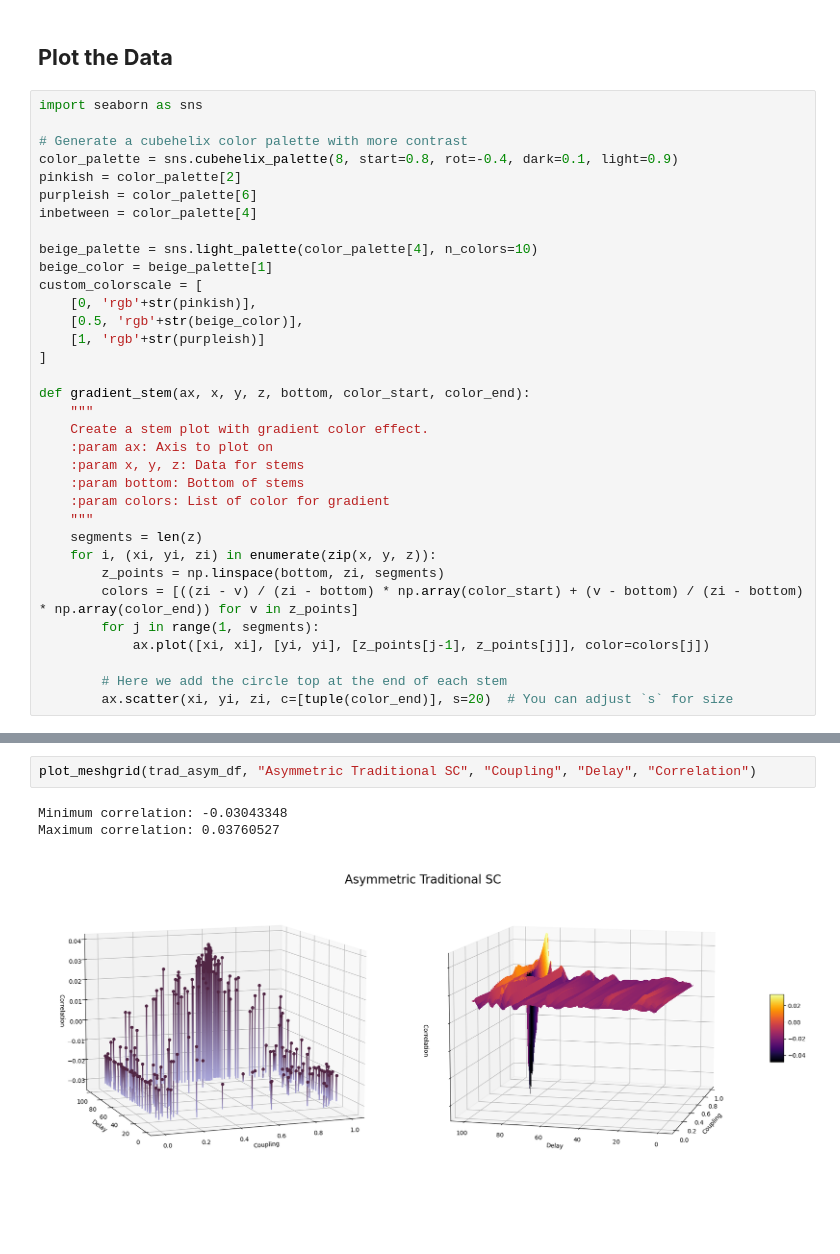
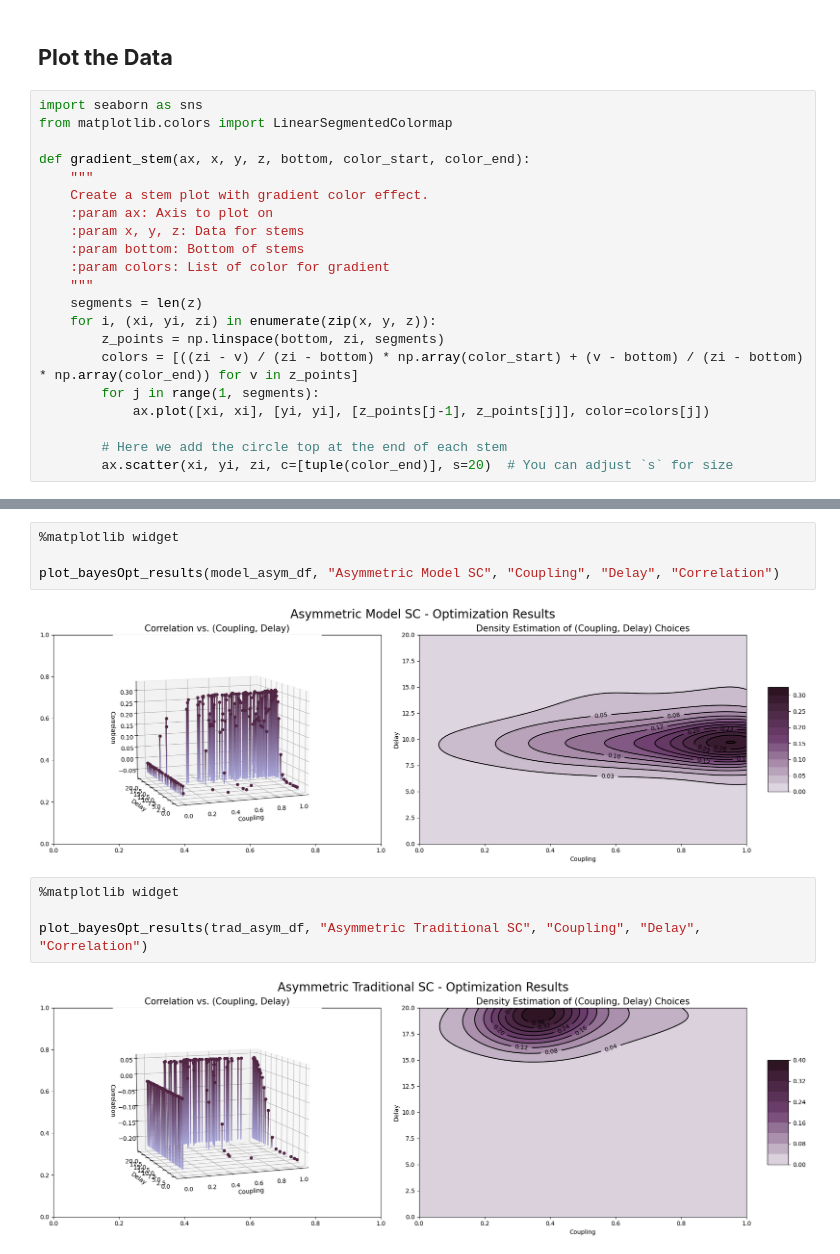
Before and after one commit to Hana-Ali/Deep-Learning-For-SC, a Jupyter notebook: whole_brain_modelling/cpp/evaluation/sim_FC_evaluation.ipynb, the cells around one changed output, grey strips where cells are left out. Drawn from its saved outputs; the diff is of its cells as text; blank space fills up the shorter version.

```diff
--- a/whole_brain_modelling/cpp/evaluation/sim_FC_evaluation.ipynb
+++ b/whole_brain_modelling/cpp/evaluation/sim_FC_evaluation.ipynb
@@ -135,20 +130,7 @@ Model dataframe head:
 ## **Plot the Data**
 # %%
 import seaborn as sns
-
-# Generate a cubehelix color palette with more contrast
-color_palette = sns.cubehelix_palette(8, start=0.8, rot=-0.4, dark=0.1, light=0.9)
-pinkish = color_palette[2]
-purpleish = color_palette[6]
-inbetween = color_palette[4]
-
-beige_palette = sns.light_palette(color_palette[4], n_colors=10)
-beige_color = beige_palette[1]
-custom_colorscale = [
-    [0, 'rgb'+str(pinkish)],
-    [0.5, 'rgb'+str(beige_color)],
-    [1, 'rgb'+str(purpleish)]
-]
+from matplotlib.colors import LinearSegmentedColormap
 
 def gradient_stem(ax, x, y, z, bottom, color_start, color_end):
     """
@@ -445,7 +240,13 @@ invalid value encountered in scalar divide
+# %%
+%matplotlib widget
+
+plot_bayesOpt_results(model_asym_df, "Asymmetric Model SC", "Coupling", "Delay", "Correlation")
+# %% [output]
+[figure, added]
 # %%
-plot_meshgrid(trad_asym_df, "Asymmetric Traditional SC", "Coupling", "Delay", "Correlation")
+%matplotlib widget
+
+plot_bayesOpt_results(trad_asym_df, "Asymmetric Traditional SC", "Coupling", "Delay", "Correlation")
 # %% [output]
-Minimum correlation: -0.03043348
-Maximum correlation: 0.03760527
-[figure, old version]
+[figure, new version]
 # %%
```
Also changed, not shown: parts of 7 cells of this notebook.
